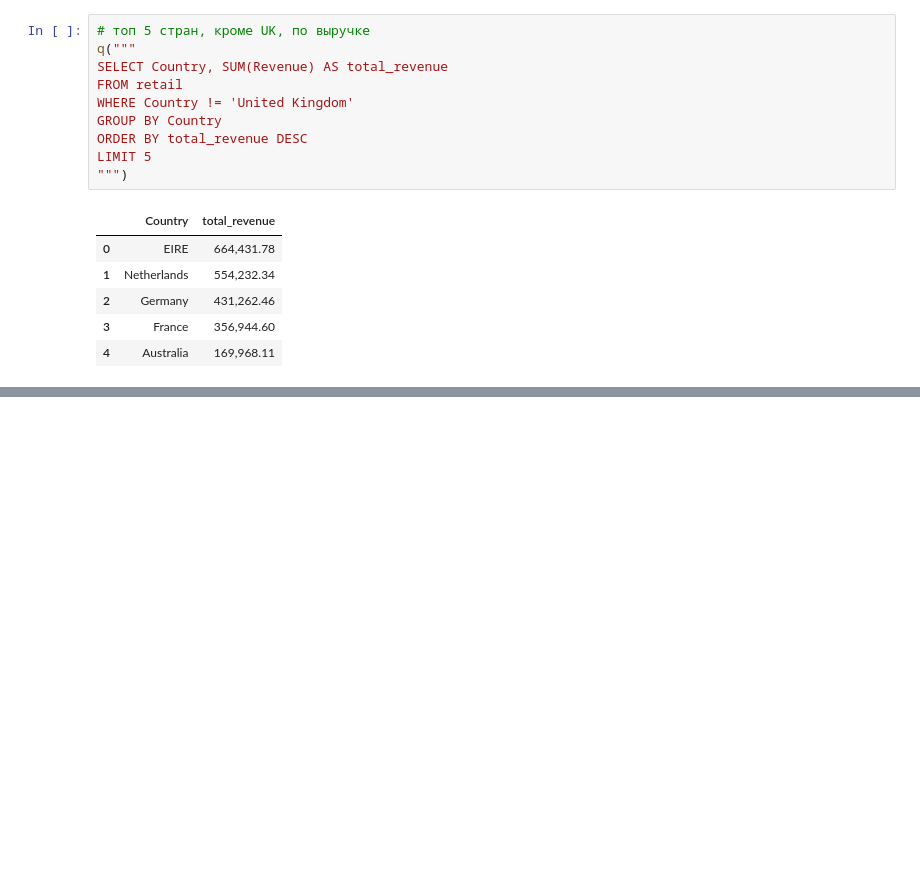
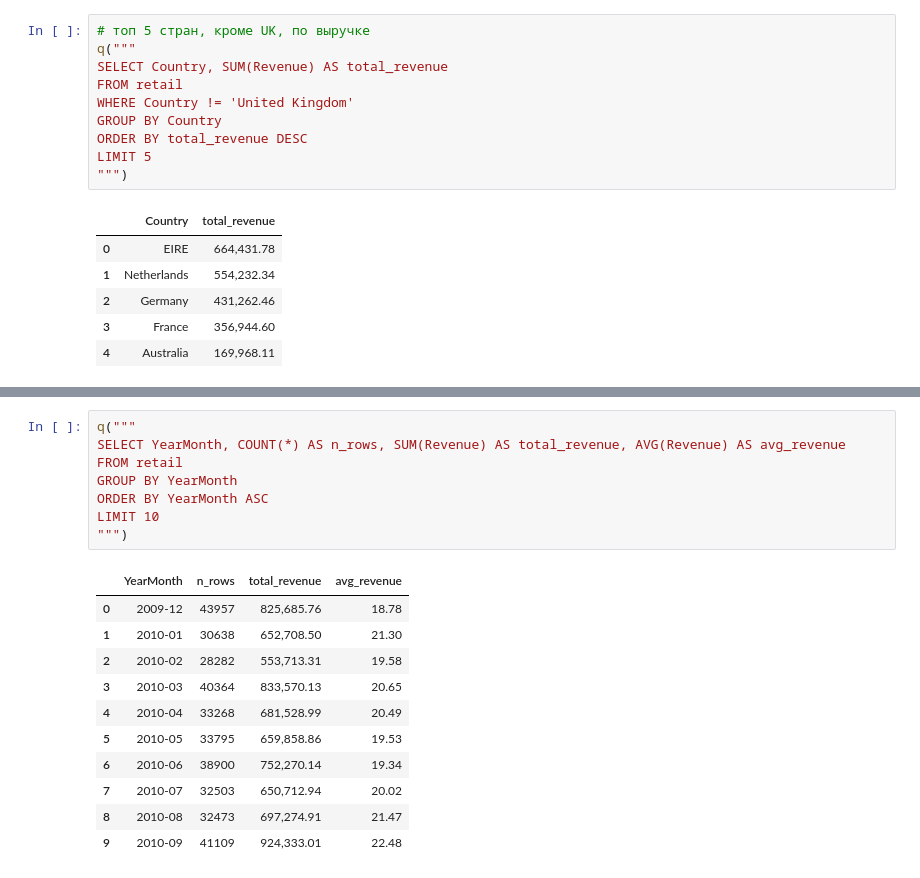
Before and after one commit to z0etar0twh/online-retail-analysis, a Jupyter notebook: online-retail-analysis.ipynb, the cells around one changed output, grey strips where cells are left out. Cells and saved outputs as stored; diff of their text form; blank space fills up the shorter version.

```diff
--- a/online-retail-analysis.ipynb
+++ b/online-retail-analysis.ipynb
@@ -454,0 +477,20 @@ LIMIT 5
+# %%
+q("""
+SELECT YearMonth, COUNT(*) AS n_rows, SUM(Revenue) AS total_revenue, AVG(Revenue) AS avg_revenue
+FROM retail
+GROUP BY YearMonth
+ORDER BY YearMonth ASC
+LIMIT 10
+""")
+# %% [output]
+|  | YearMonth | n_rows | total_revenue | avg_revenue |
+| 0 | 2009-12 | 43957 | 825,685.76 | 18.78 |
+| 1 | 2010-01 | 30638 | 652,708.50 | 21.30 |
+| 2 | 2010-02 | 28282 | 553,713.31 | 19.58 |
+| 3 | 2010-03 | 40364 | 833,570.13 | 20.65 |
+| 4 | 2010-04 | 33268 | 681,528.99 | 20.49 |
+| 5 | 2010-05 | 33795 | 659,858.86 | 19.53 |
+| 6 | 2010-06 | 38900 | 752,270.14 | 19.34 |
+| 7 | 2010-07 | 32503 | 650,712.94 | 20.02 |
+| 8 | 2010-08 | 32473 | 697,274.91 | 21.47 |
+| 9 | 2010-09 | 41109 | 924,333.01 | 22.48 |
```
Also changed, not shown: parts of 11 cells of this notebook.
